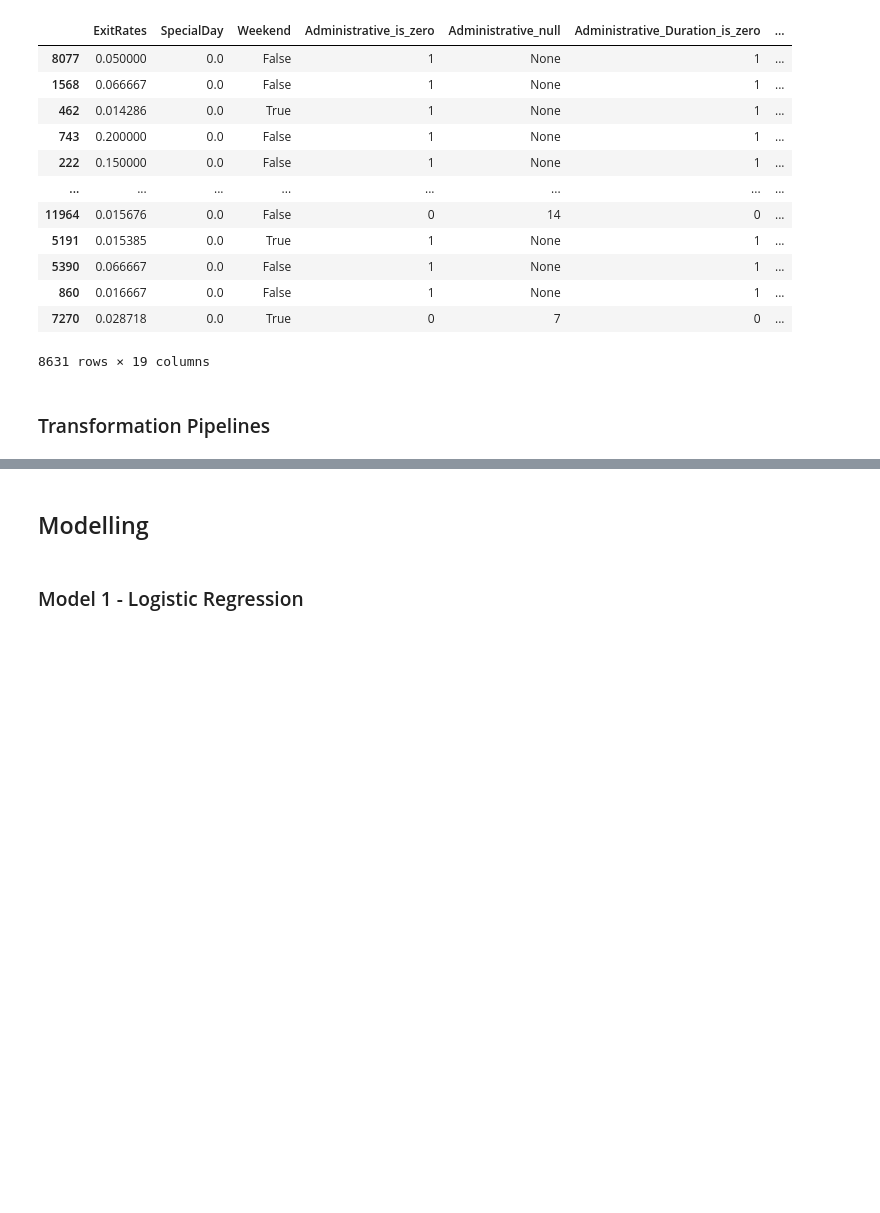
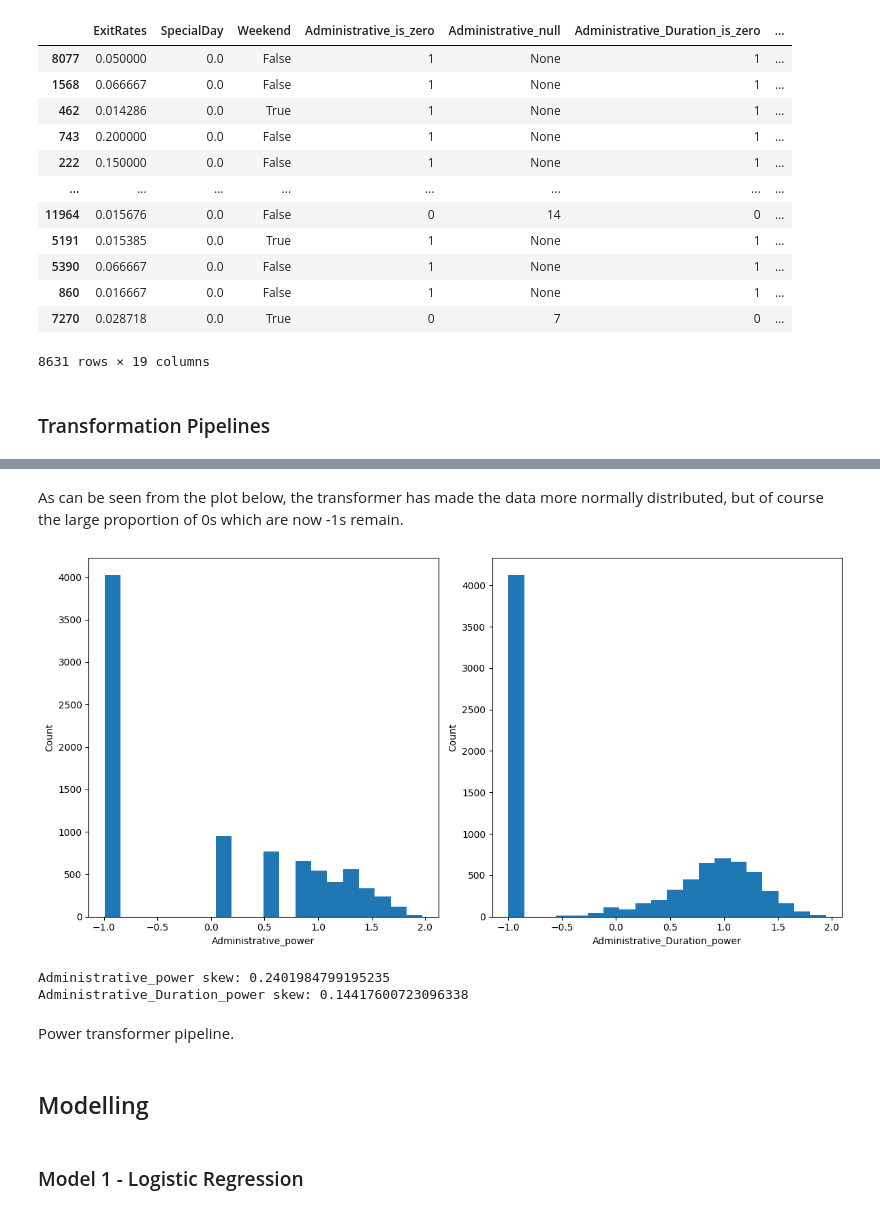
Before and after one commit to AlexWimpory/learning_from_data_cw, a Jupyter notebook: assignment_ver_3.ipynb, the cells around one changed output, grey strips where cells are left out. Cells and saved outputs as stored; diff of their text form; code cells hidden in the pictures; blank space fills up the shorter version.

```diff
--- a/assignment_ver_3.ipynb
+++ b/assignment_ver_3.ipynb
@@ -508,0 +547,15 @@ set_2_steps = [
+# %%
+def power_transform(transformer, df):
+    transformed = transformer.transform(df)
+    transformed = pd.DataFrame(data=transformed, columns=list(df.columns.values))
+    transformed = transformed.add_suffix('_power')
+    return transformed
+# %%
+# Create and fit power transformer
+power_transformer = PowerTransformer(method='yeo-johnson', standardize=True)
+power_transformer.fit_transform(X_train[skewed_columns])
+# Transform training set
+train_transformed = power_transform(power_transformer, X_train[skewed_columns])
+
+power_columns = list(train_transformed.columns.values)
+train_transformed
@@ -508,0 +576,10 @@ set_2_steps = [
+# %% [markdown]
+As can be seen from the plot below, the transformer has made the data more normally distributed, but of course the large proportion of 0s which are now -1s remain.
+# %%
+plot_2_hist(train_transformed, 'Administrative_power', 'Administrative_Duration_power', 20)
+# %% [output]
+[figure, added]
+Administrative_power skew: 0.2401984799195235
+Administrative_Duration_power skew: 0.14417600723096338
+# %% [markdown]
+Power transformer pipeline.
```
Also changed, not shown: parts of 48 cells of this notebook.
